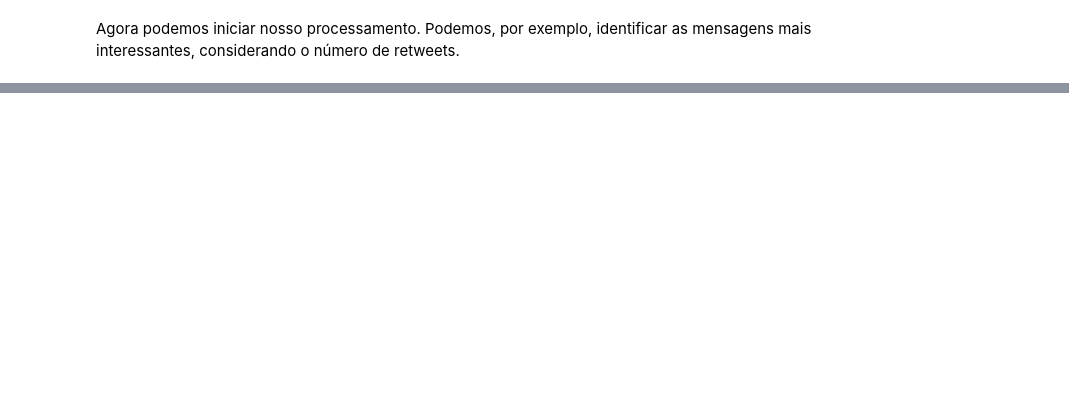
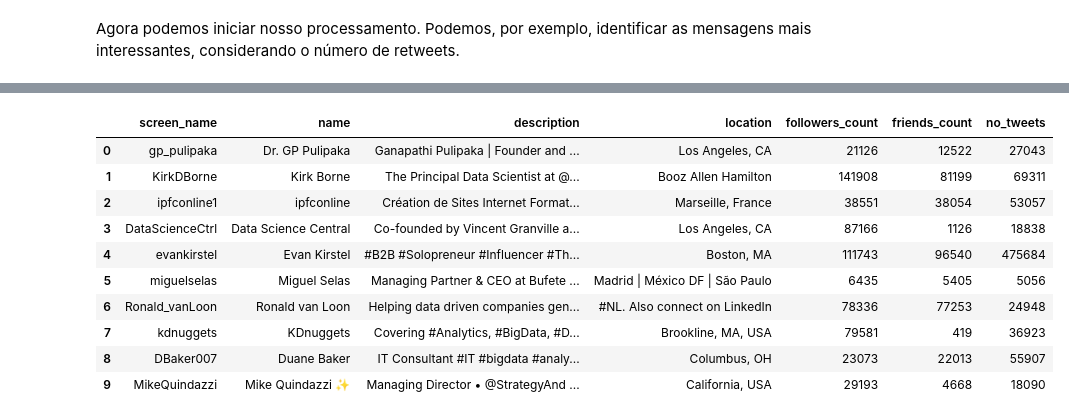
Before and after one commit to ProfLuciano/cd, a Jupyter notebook: slides/aula06-data-scraping-api-twitter.ipynb, the cells around one changed output, grey strips where cells are left out. Drawn from its saved outputs; the diff is of its cells as text; code cells hidden in the pictures; blank space fills up the shorter version.

```diff
--- a/slides/aula06-data-scraping-api-twitter.ipynb
+++ b/slides/aula06-data-scraping-api-twitter.ipynb
@@ -389,0 +481,4 @@ Name: text, dtype: object
+# %%
+tweetsDataScience = [tweet for tweet in tweepy.Cursor(api.search, q='#datascience',\
+                                  count=100,result_type="recent").items(1000)]
+len(tweetsDataScience)
@@ -389,0 +489,4 @@ Name: text, dtype: object
+# %%
+dfTweetsDataScience = pd.DataFrame(list(map(lambda x: filtra_campos(x._json),
+                                            tweetsDataScience)))
+dfTweetsDataScience.head()
@@ -389,0 +512,5 @@ Name: text, dtype: object
+# %%
+top10Influentes = Counter(reduce(lambda x, y: x+y,
+                                 dfTweetsDataScience.user_mentions.apply(lambda x:
+                                        [y['screen_name'] for y in x]).values)).most_common(10)
+top10Influentes
@@ -389,0 +528,27 @@ Name: text, dtype: object
+# %%
+dfTop10Influentes = pd.DataFrame([{'screen_name':a.screen_name,
+                                  'name':a.name,
+                                   'description':a.description,
+                                   'location':a.location,
+                                   'followers_count':a.followers_count,
+                                   'friends_count':a.friends_count,
+                                   'no_tweets':a.statuses_count
+                                  } \
+                                  for a in api.lookup_users(screen_names=[a[0] \
+                                                                          for a in top10Influentes])],
+                                columns = ['screen_name', 'name', 'description',
+                                          'location', 'followers_count', 'friends_count',
+                                           'no_tweets'])
+dfTop10Influentes
+# %% [output]
+|  | screen_name | name | description | location | followers_count | friends_count | no_tweets |
+| 0 | gp_pulipaka | Dr. GP Pulipaka | Ganapathi Pulipaka | Founder and ... | Los Angeles, CA | 21126 | 12522 | 27043 |
+| 1 | KirkDBorne | Kirk Borne | The Principal Data Scientist at @... | Booz Allen Hamilton | 141908 | 81199 | 69311 |
+| 2 | ipfconline1 | ipfconline | Création de Sites Internet Format... | Marseille, France | 38551 | 38054 | 53057 |
+| 3 | DataScienceCtrl | Data Science Central | Co-founded by Vincent Granville a... | Los Angeles, CA | 87166 | 1126 | 18838 |
+| 4 | evankirstel | Evan Kirstel | #B2B #Solopreneur #Influencer #Th... | Boston, MA | 111743 | 96540 | 475684 |
+| 5 | miguelselas | Miguel Selas | Managing Partner & CEO at Bufete ... | Madrid | México DF | São Paulo | 6435 | 5405 | 5056 |
+| 6 | Ronald_vanLoon | Ronald van Loon | Helping data driven companies gen... | #NL. Also connect on LinkedIn | 78336 | 77253 | 24948 |
+| 7 | kdnuggets | KDnuggets | Covering #Analytics, #BigData, #D... | Brookline, MA, USA | 79581 | 419 | 36923 |
+| 8 | DBaker007 | Duane Baker | IT Consultant #IT #bigdata #analy... | Columbus, OH | 23073 | 22013 | 55907 |
+| 9 | MikeQuindazzi | Mike Quindazzi ✨ | Managing Director • @StrategyAnd ... | California, USA | 29193 | 4668 | 18090 |
```
Also changed, not shown: parts of 33 cells of this notebook, 1 other file.
